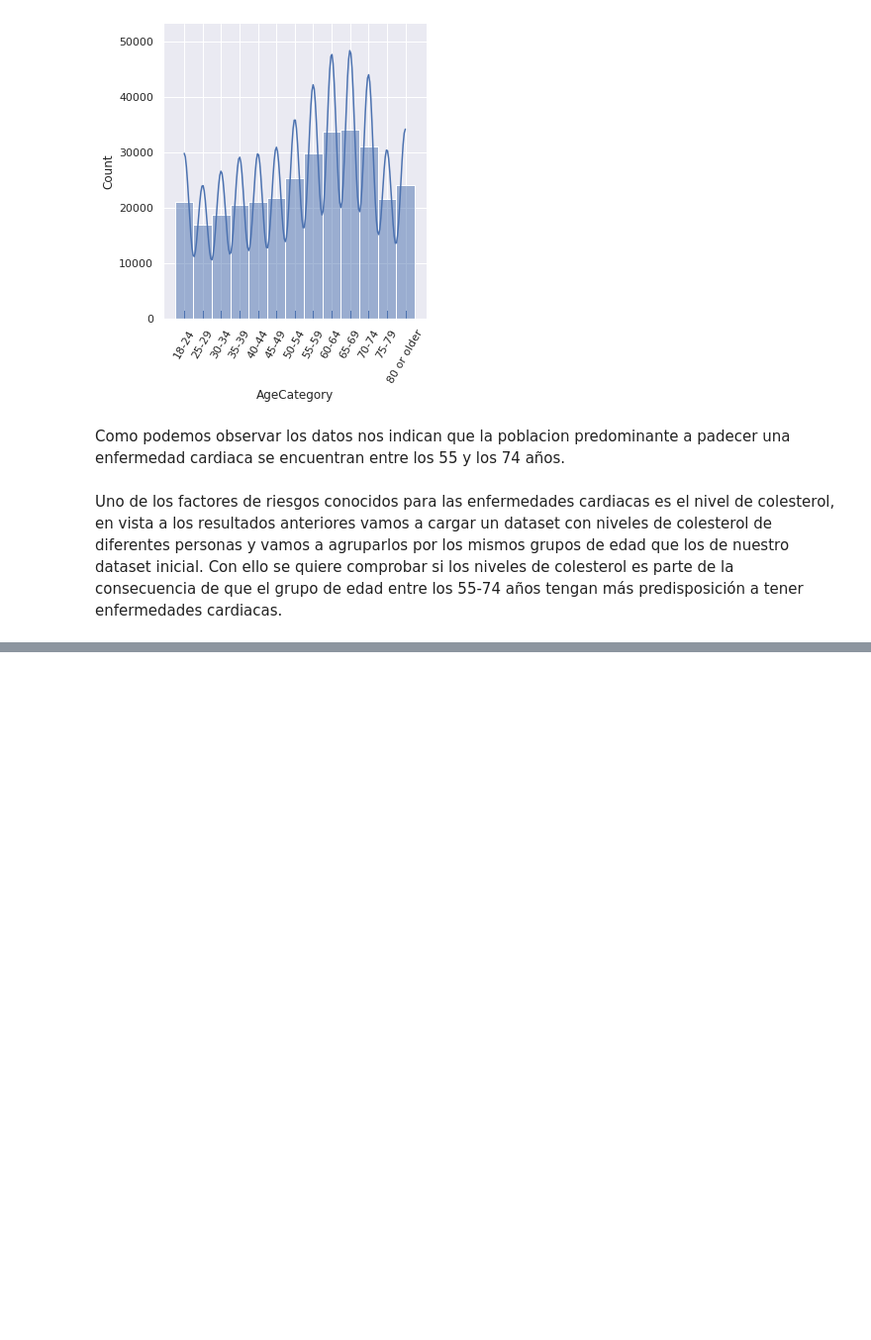
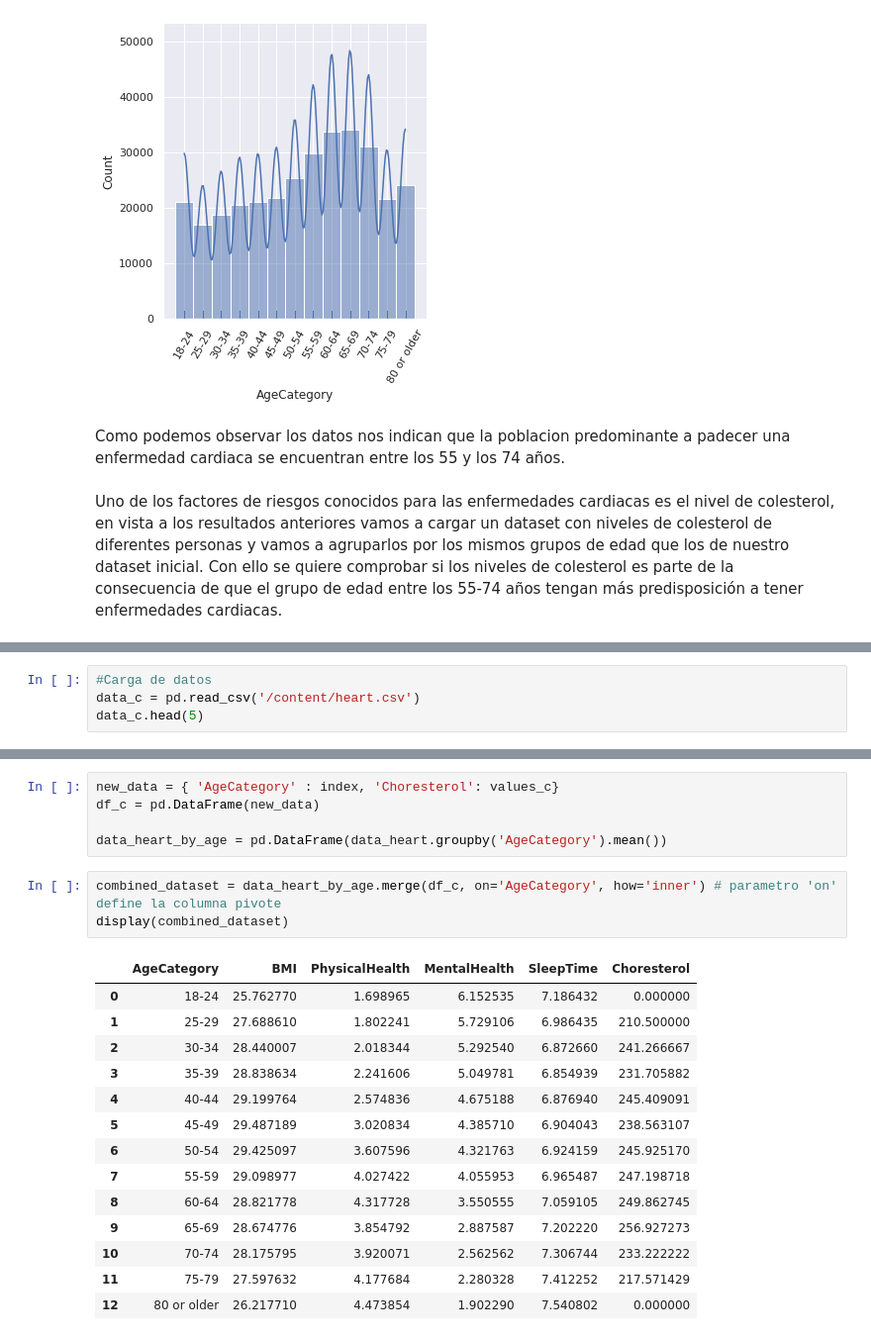
Before and after one commit to mariachurches/PythonIA, a Jupyter notebook: PracticaFinal/01MIAR_ACT_Final.ipynb, the cells around one changed output, grey strips where cells are left out. Shown at 99% size. Cells and saved outputs as stored; diff of their text form; blank space fills up the shorter version.

```diff
--- a/PracticaFinal/01MIAR_ACT_Final.ipynb
+++ b/PracticaFinal/01MIAR_ACT_Final.ipynb
@@ -262,0 +240,4 @@ Uno de los factores de riesgos conocidos para las enfermedades cardiacas es el n
+# %%
+#Carga de datos
+data_c = pd.read_csv('/content/heart.csv')
+data_c.head(5)
@@ -262,0 +297,23 @@ Uno de los factores de riesgos conocidos para las enfermedades cardiacas es el n
+# %%
+new_data = { 'AgeCategory' : index, 'Choresterol': values_c}
+df_c = pd.DataFrame(new_data)
+
+data_heart_by_age = pd.DataFrame(data_heart.groupby('AgeCategory').mean())
+# %%
+combined_dataset = data_heart_by_age.merge(df_c, on='AgeCategory', how='inner') # parametro 'on' define la columna pivote
+display(combined_dataset)
+# %% [output]
+|  | AgeCategory | BMI | PhysicalHealth | MentalHealth | SleepTime | Choresterol |
+| 0 | 18-24 | 25.762770 | 1.698965 | 6.152535 | 7.186432 | 0.000000 |
+| 1 | 25-29 | 27.688610 | 1.802241 | 5.729106 | 6.986435 | 210.500000 |
+| 2 | 30-34 | 28.440007 | 2.018344 | 5.292540 | 6.872660 | 241.266667 |
+| 3 | 35-39 | 28.838634 | 2.241606 | 5.049781 | 6.854939 | 231.705882 |
+| 4 | 40-44 | 29.199764 | 2.574836 | 4.675188 | 6.876940 | 245.409091 |
+| 5 | 45-49 | 29.487189 | 3.020834 | 4.385710 | 6.904043 | 238.563107 |
+| 6 | 50-54 | 29.425097 | 3.607596 | 4.321763 | 6.924159 | 245.925170 |
+| 7 | 55-59 | 29.098977 | 4.027422 | 4.055953 | 6.965487 | 247.198718 |
+| 8 | 60-64 | 28.821778 | 4.317728 | 3.550555 | 7.059105 | 249.862745 |
+| 9 | 65-69 | 28.674776 | 3.854792 | 2.887587 | 7.202220 | 256.927273 |
+| 10 | 70-74 | 28.175795 | 3.920071 | 2.562562 | 7.306744 | 233.222222 |
+| 11 | 75-79 | 27.597632 | 4.177684 | 2.280328 | 7.412252 | 217.571429 |
+| 12 | 80 or older | 26.217710 | 4.473854 | 1.902290 | 7.540802 | 0.000000 |
```
Also changed, not shown: parts of 10 cells of this notebook.
